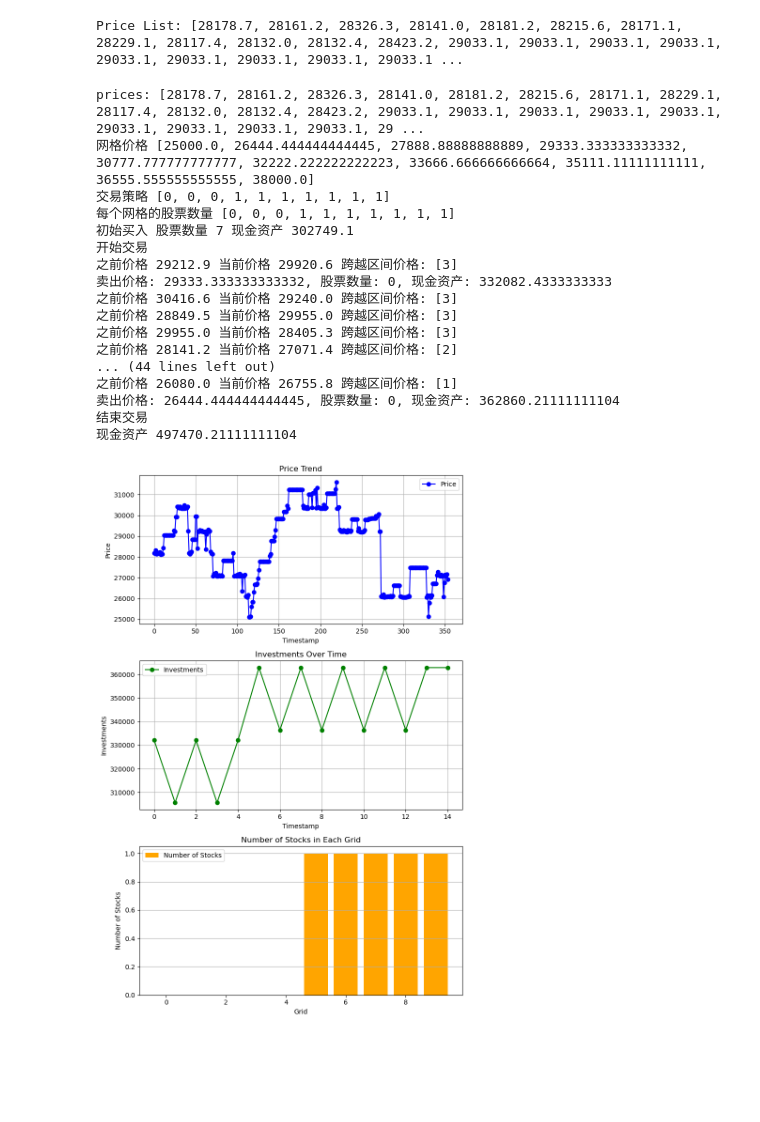
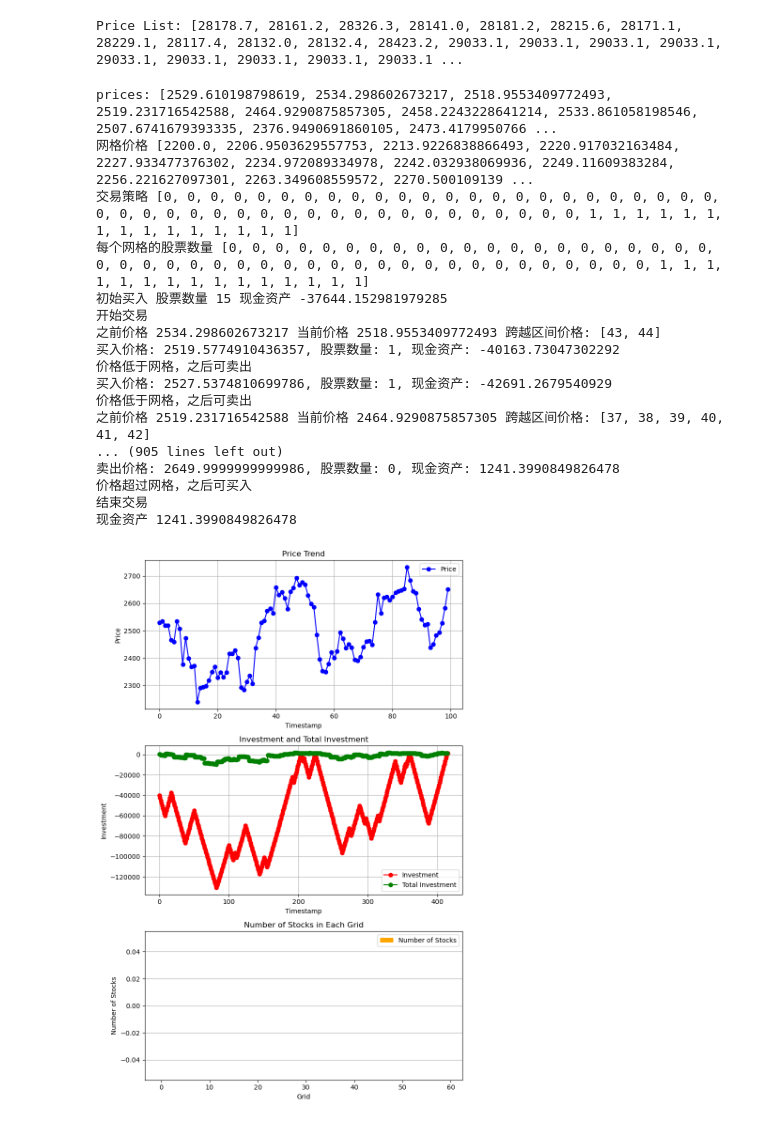
Before and after one commit to AiChaosN/GridStrategy, a Jupyter notebook: test.ipynb, the cells around one changed output. Drawn from its saved outputs; the diff is of its cells as text; code cells hidden in the pictures; blank space fills up the shorter version.

```diff
--- a/test.ipynb
+++ b/test.ipynb
@@ -12,15 +12,17 @@ fee_rate=0.0004
 )
 # %%
 # 数据获取      market_config参数需求
+# curl "https://api.bitget.com/api/v2/mix/market/history-candles?symbol=BTCUSDT&granularity=1W&limit=200&productType=usdt-futures&startTime=1733403674565"
 from market_data import MarketData
 market_config = {
         "symbol": "BTCUSDT",
         "productType": "usdt-futures",
         "granularity": "5m",  # 5分钟K线
-        "limit": 100,  # 获取100条数据
-        "startTime": None,
+        "limit": "100",  # 获取100条数据
+        "startTime": "1689813373000",
         "endTime": None
     }
 market_data = MarketData(market_config)
-prices, timestamps = market_data.fetch_real_data()
+grid_trading, timestamps = market_data.fetch_real_data()
+grid_trading
 # %% [output]
@@ -67,54 +109,54 @@ def generate_prices(length, min_value, max_value):
         # 生成一个具有一位小数的随机数
         price = round(random.uniform(min_value, max_value), 1)
 
         # 确保当前价格与前一个价格不同
         if price != prev_price:
             prices.append(price)
             prev_price = price
 
     return prices
 
 # seed = 66
 # random.seed(seed)
 # prices = generate_prices(length=100, min_value=8, max_value=12)
 # prices = [10] + prices + [11]
 
 prices = grid_trading
 print("prices:", prices)
 config = {
-    "lower_bound": 25000,
-    "upper_bound": 38000,
-    "num_grids": 10,
+    "lower_bound": 2200,
+    "upper_bound": 2650,
+    "num_grids": 60,
     "leverage": 1,
-    "investment": 500000,
-    "mode": "arithmetic"
+    "investment": 3000,
+    "mode": "geometric"
 }
 grid_calc = GridCalculator(config, prices)
 grid_calc.generate_grid()
 
 print("开始交易")
 grid_calc.run()
 
 grid_calc.conclusion()
 # %% [output]
-prices: [28178.7, 28161.2, 28326.3, 28141.0, 28181.2, 28215.6, 28171.1, 28229.1, 28117.4, 28132.0, 28132.4, 28423.2, 29033.1, 29033.1, 29033.1, 29033.1, 29033.1, 29033.1, 29033.1, 29033.1, 29033.1, 29 ...
-网格价格 [25000.0, 26444.444444444445, 27888.88888888889, 29333.333333333332, 30777.777777777777, 32222.222222222223, 33666.666666666664, 35111.11111111111, 36555.555555555555, 38000.0]
-交易策略 [0, 0, 0, 1, 1, 1, 1, 1, 1, 1]
-每个网格的股票数量 [0, 0, 0, 1, 1, 1, 1, 1, 1, 1]
-初始买入 股票数量 7 现金资产 302749.1
+prices: [2529.610198798619, 2534.298602673217, 2518.9553409772493, 2519.231716542588, 2464.9290875857305, 2458.2243228641214, 2533.861058198546, 2507.6741679393335, 2376.9490691860105, 2473.4179950766 ...
+网格价格 [2200.0, 2206.9503629557753, 2213.9226838866493, 2220.917032163484, 2227.933477376302, 2234.972089334978, 2242.032938069936, 2249.11609383284, 2256.221627097301, 2263.349608559572, 2270.500109139 ...
+交易策略 [0, 0, 0, 0, 0, 0, 0, 0, 0, 0, 0, 0, 0, 0, 0, 0, 0, 0, 0, 0, 0, 0, 0, 0, 0, 0, 0, 0, 0, 0, 0, 0, 0, 0, 0, 0, 0, 0, 0, 0, 0, 0, 0, 0, 0, 1, 1, 1, 1, 1, 1, 1, 1, 1, 1, 1, 1, 1, 1, 1]
+每个网格的股票数量 [0, 0, 0, 0, 0, 0, 0, 0, 0, 0, 0, 0, 0, 0, 0, 0, 0, 0, 0, 0, 0, 0, 0, 0, 0, 0, 0, 0, 0, 0, 0, 0, 0, 0, 0, 0, 0, 0, 0, 0, 0, 0, 0, 0, 0, 1, 1, 1, 1, 1, 1, 1, 1, 1, 1, 1, 1, 1, 1, 1]
+初始买入 股票数量 15 现金资产 -37644.152981979285
 开始交易
-之前价格 29212.9 当前价格 29920.6 跨越区间价格: [3]
-卖出价格: 29333.333333333332, 股票数量: 0, 现金资产: 332082.4333333333
-之前价格 30416.6 当前价格 29240.0 跨越区间价格: [3]
-之前价格 28849.5 当前价格 29955.0 跨越区间价格: [3]
-之前价格 29955.0 当前价格 28405.3 跨越区间价格: [3]
-之前价格 28141.2 当前价格 27071.4 跨越区间价格: [2]
-... (44 lines left out)
-之前价格 26080.0 当前价格 26755.8 跨越区间价格: [1]
-卖出价格: 26444.444444444445, 股票数量: 0, 现金资产: 362860.21111111104
+之前价格 2534.298602673217 当前价格 2518.9553409772493 跨越区间价格: [43, 44]
+买入价格: 2519.5774910436357, 股票数量: 1, 现金资产: -40163.73047302292
+价格低于网格，之后可卖出
+买入价格: 2527.5374810699786, 股票数量: 1, 现金资产: -42691.2679540929
+价格低于网格，之后可卖出
+之前价格 2519.231716542588 当前价格 2464.9290875857305 跨越区间价格: [37, 38, 39, 40, 41, 42]
+... (905 lines left out)
+卖出价格: 2649.9999999999986, 股票数量: 0, 现金资产: 1241.3990849826478
+价格超过网格，之后可买入
 结束交易
-现金资产 497470.21111111104
+现金资产 1241.3990849826478
-[figure, old version]
+[figure, new version]
 # %%
 # Validate configuration
 config.validate()
```
Also changed, not shown: parts of 4 cells of this notebook, 2 other files.
